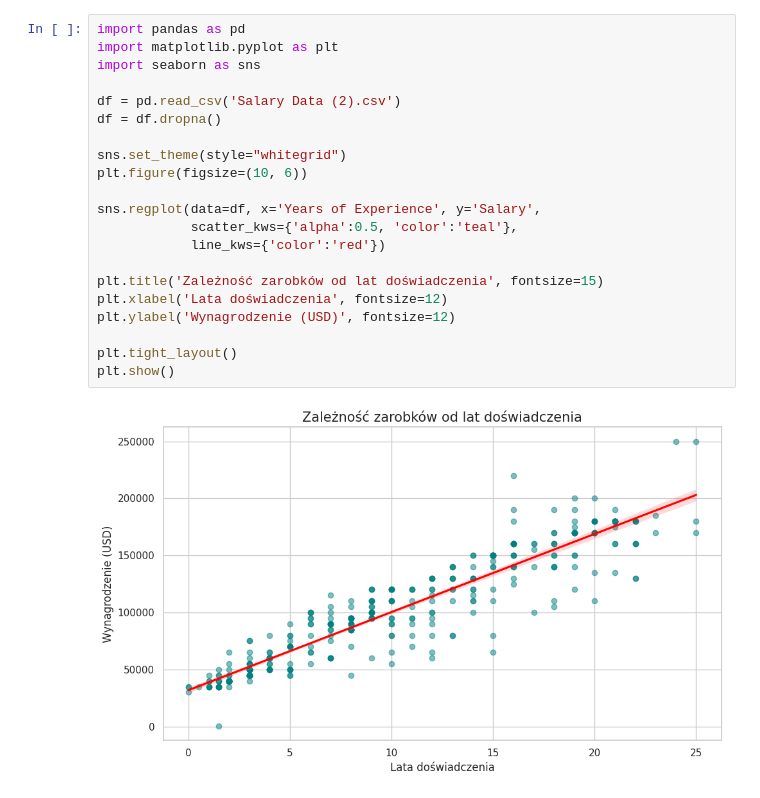
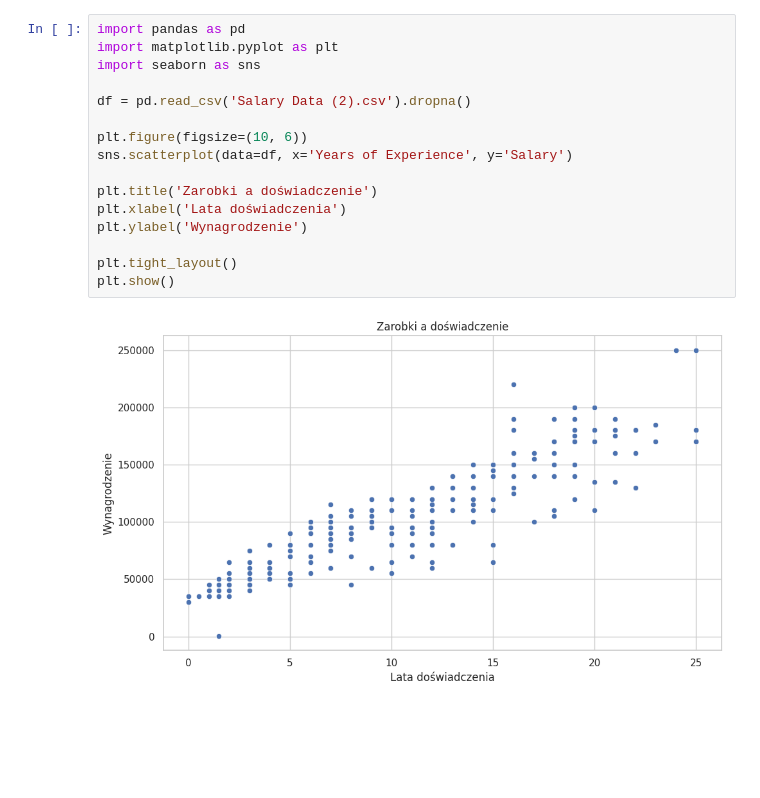
Before and after one commit to wiktorstudia/lecture1, a Jupyter notebook: zad1.ipynb, the cells around one changed output. Cells and saved outputs as stored; diff of their text form; blank space fills up the shorter version.

```diff
--- a/zad1.ipynb
+++ b/zad1.ipynb
@@ -3,23 +3,18 @@
 # %%
 import pandas as pd
 import matplotlib.pyplot as plt
 import seaborn as sns
 
-df = pd.read_csv('Salary Data (2).csv')
-df = df.dropna()
+df = pd.read_csv('Salary Data (2).csv').dropna()
 
-sns.set_theme(style="whitegrid")
 plt.figure(figsize=(10, 6))
+sns.scatterplot(data=df, x='Years of Experience', y='Salary')
 
-sns.regplot(data=df, x='Years of Experience', y='Salary',
-            scatter_kws={'alpha':0.5, 'color':'teal'},
-            line_kws={'color':'red'})
-
-plt.title('Zależność zarobków od lat doświadczenia', fontsize=15)
-plt.xlabel('Lata doświadczenia', fontsize=12)
-plt.ylabel('Wynagrodzenie (USD)', fontsize=12)
+plt.title('Zarobki a doświadczenie')
+plt.xlabel('Lata doświadczenia')
+plt.ylabel('Wynagrodzenie')
 
 plt.tight_layout()
 plt.show()
 # %% [output]
-[figure, old version]
+[figure, new version]
```
